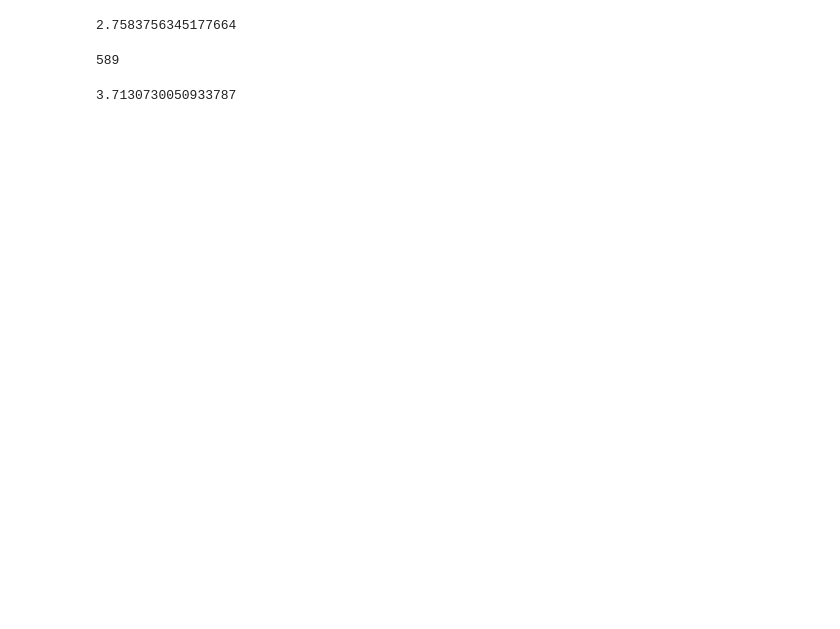
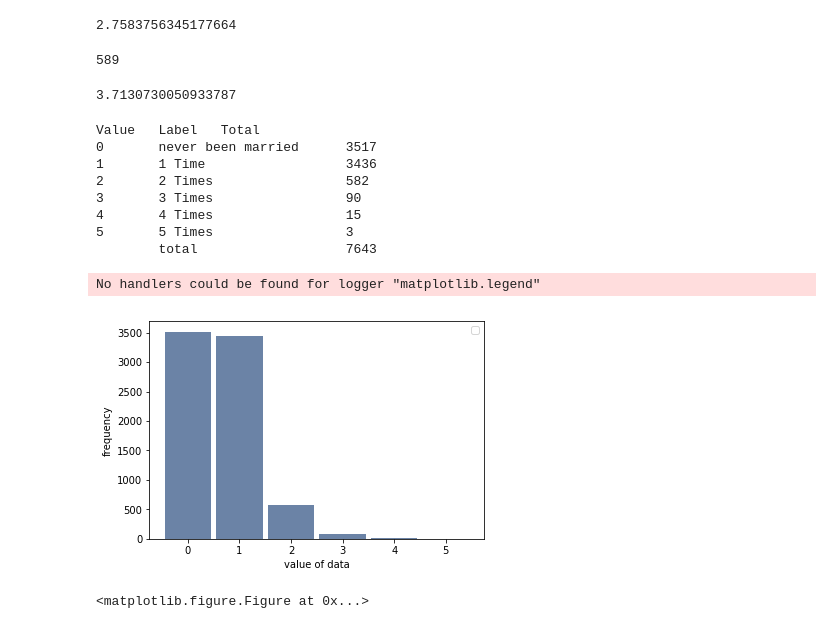
Before and after one commit to malikedice/homework1_cs240, a Jupyter notebook: Homework1_malikekicim.ipynb, the cells around one changed output. Saved outputs shown, nothing was run; the diff lists cells and outputs as text; code cells hidden in the pictures; blank space fills up the shorter version.

```diff
--- a/Homework1_malikekicim.ipynb
+++ b/Homework1_malikekicim.ipynb
@@ -5,2 +7,3 @@ import nsfg
-# %%
-preg = nsfg.ReadFemPreg()
+# %%
+pres = nsfg.ReadFemResp()
+pres.columns #prepare the coloum
@@ -110,9 +111,47 @@ preg.agescrn.value_counts()[max(preg["agescrn"])]
 589
 # %%
 mean = 0
-for i in range(len(preg)):
-    if preg.agescrn[i] == max(preg["agescrn"]):
+for i in range(len(pres)):
+    if pres.agescrn[i] == max(pres["agescrn"]):
         mean += preg.pregnum[i]
-print(mean/preg.agescrn.value_counts()[max(preg["agescrn"])])
+print(mean/pres.agescrn.value_counts()[max(pres["agescrn"])])
 # %% [output]
 3.7130730050933787
+# %%
+list_fmarno = []
+total = 0
+for i in pres["fmarno"]:
+    list_fmarno.append(i)
+
+hist2 = thinkstats2.Hist(sorted(list_fmarno))
+print("Value\tLabel\tTotal")
+for i in hist2:
+    if(i == 0):
+        print(str(i) + "\tnever been married\t" + str(hist2[i]))
+    elif(i == 1):
+        print(str(i) + "\t1 Time\t\t\t" + str(hist2[i]))
+    elif(i == 2):
+        print(str(i) + "\t2 Times\t\t\t" + str(hist2[i]))
+    elif(i == 3):
+        print(str(i) + "\t3 Times\t\t\t" + str(hist2[i]))
+    elif(i == 4):
+        print(str(i) + "\t4 Times\t\t\t" + str(hist2[i]))
+    else:
+        print(str(i) + "\t5 Times\t\t\t" + str(hist2[i]))
+    total += hist2[i]
+
+print("\ttotal\t\t\t" + str(total))
+thinkplot.Hist(hist2)
+thinkplot.Show(xlabel='data of value', ylabel='frequency')
+# %% [output]
+Value   Label   Total
+0       never been married      3517
+1       1 Time                  3436
+2       2 Times                 582
+3       3 Times                 90
+4       4 Times                 15
+5       5 Times                 3
+        total                   7643
+No handlers could be found for logger "matplotlib.legend"
+[figure, added]
+<matplotlib.figure.Figure at 0x...>
```
Also changed, not shown: parts of 19 cells of this notebook.
